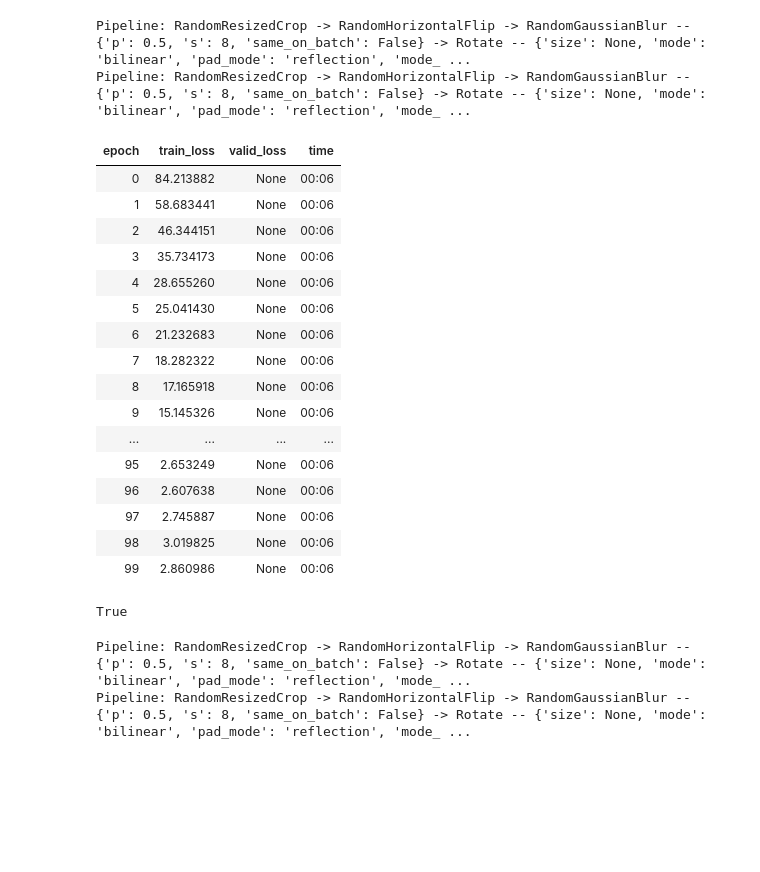
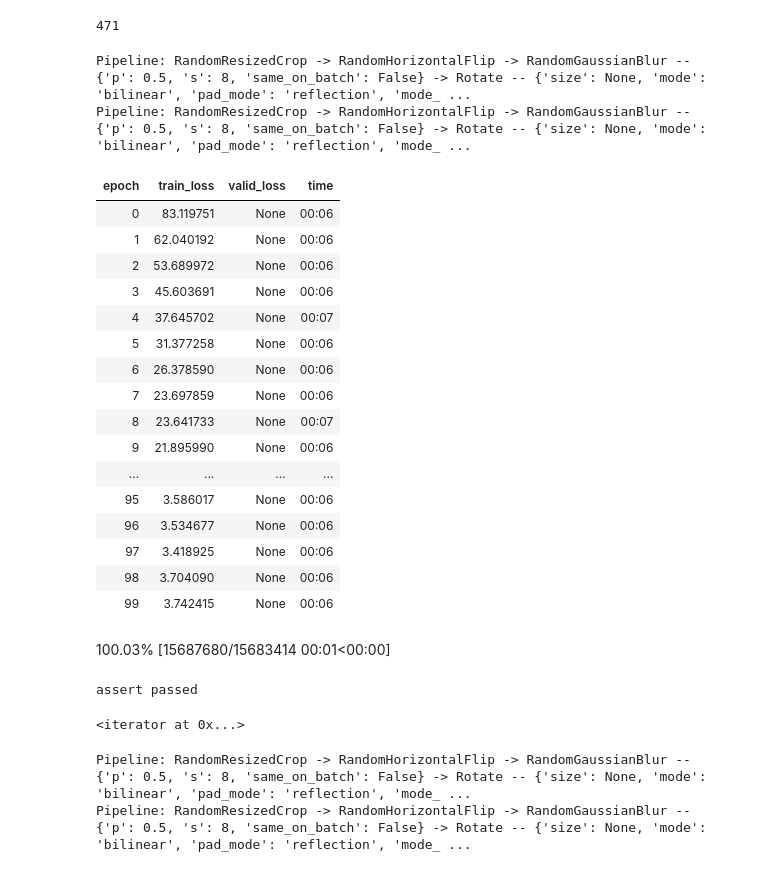
Before and after one commit to hamish-haggerty/AI-hacking, a Jupyter notebook: SSL/BT_MNIST_new2.ipynb, the cells around one changed output. Cells and saved outputs as stored; diff of their text form; code cells hidden in the pictures; blank space fills up the shorter version.

```diff
--- a/SSL/BT_MNIST_new2.ipynb
+++ b/SSL/BT_MNIST_new2.ipynb
@@ -194,6 +195,10 @@ def Exp_sample(scale=3.,loc=1.8):
 #         return 1
 #     else:
     return loc+E.sample().item()
+# %%
+np.random.randint(0,1000)
+# %% [output]
+471
 # %%
 def p_norm(x,p):
 
@@ -201,6 +206,11 @@ def p_norm(x,p):
     if p<1:
         x=x+eps
     return (1/p)*torch.abs(x).pow(p)
+# %%
+def update_seed(seed,epoch,index):
+
+    if index%4:
+        return epoch+seed
 # %%
 #export
 class BarlowTwins(Callback):
@@ -302,37 +340,43 @@ class BarlowTwins(Callback):
 # %%
 #Debugging cell - delete later (similar to cell below)
 ps=500
 hs=500
 fastai_encoder = create_encoder('xresnet18', n_in=1, pretrained=False)
 model = create_barlow_twins_model(fastai_encoder, hidden_size=hs,projection_size=ps)# projection_size=1024)
 #So aside from size, randomresizedcrop takes in two args: resize_scale and resize_ratio. So we want to put in
 #values for these which is tantamount to doing nothing
 #So if we choose resize_scale=(1,1) then the images look the same.
 #IMPORTANT: So this aug pipelines, insofar as I can tell at the moment, is tantamount to "do nothing"
 aug_pipelines = get_barlow_twins_aug_pipelines(size=28, rotate=True,flip_p=0,resize_scale=(0.7,1), jitter=False, bw=False,blur=True,blur_p=0.5,blur_s=8, stats=None, cuda=True)
-#learn = Learner(dls, model,ShortEpochCallback(0.001), cbs=[BarlowTwins(aug_pipelines, print_augs=True)])
+#learn = Learner(dls, model,ShortEpochCallback(0.001), cbs=[BarlowTwRMSProp(model.parameters(),lr=0.1, mom=0.9)ins(aug_pipelines, print_augs=True)])
+opt = torch.optim.RMSprop
+#partial(OptimWrapper, opt=opt)
 learn = Learner(dls, model, cbs=[BarlowTwins(aug_pipelines, print_augs=True)])
+#learn = Learner(dls, model,opt_func=opt_func, cbs=[BarlowTwins(aug_pipelines, print_augs=True)])
+
+
+
 learn.fit(100) #300
 # %% [output]
 Pipeline: RandomResizedCrop -> RandomHorizontalFlip -> RandomGaussianBlur -- {'p': 0.5, 's': 8, 'same_on_batch': False} -> Rotate -- {'size': None, 'mode': 'bilinear', 'pad_mode': 'reflection', 'mode_ ...
 Pipeline: RandomResizedCrop -> RandomHorizontalFlip -> RandomGaussianBlur -- {'p': 0.5, 's': 8, 'same_on_batch': False} -> Rotate -- {'size': None, 'mode': 'bilinear', 'pad_mode': 'reflection', 'mode_ ...
 | epoch | train_loss | valid_loss | time |
-| 0 | 84.213882 | None | 00:06 |
-| 1 | 58.683441 | None | 00:06 |
-| 2 | 46.344151 | None | 00:06 |
-| 3 | 35.734173 | None | 00:06 |
-| 4 | 28.655260 | None | 00:06 |
-| 5 | 25.041430 | None | 00:06 |
-| 6 | 21.232683 | None | 00:06 |
-| 7 | 18.282322 | None | 00:06 |
-| 8 | 17.165918 | None | 00:06 |
-| 9 | 15.145326 | None | 00:06 |
+| 0 | 83.119751 | None | 00:06 |
+| 1 | 62.040192 | None | 00:06 |
+| 2 | 53.689972 | None | 00:06 |
+| 3 | 45.603691 | None | 00:06 |
+| 4 | 37.645702 | None | 00:07 |
+| 5 | 31.377258 | None | 00:06 |
+| 6 | 26.378590 | None | 00:06 |
+| 7 | 23.697859 | None | 00:06 |
+| 8 | 23.641733 | None | 00:07 |
+| 9 | 21.895990 | None | 00:06 |
 | ... | ... | ... | ... |
-| 95 | 2.653249 | None | 00:06 |
-| 96 | 2.607638 | None | 00:06 |
-| 97 | 2.745887 | None | 00:06 |
-| 98 | 3.019825 | None | 00:06 |
-| 99 | 2.860986 | None | 00:06 |
+| 95 | 3.586017 | None | 00:06 |
+| 96 | 3.534677 | None | 00:06 |
+| 97 | 3.418925 | None | 00:06 |
+| 98 | 3.704090 | None | 00:06 |
+| 99 | 3.742415 | None | 00:06 |
 # %%
 def seed_everything(seed=42):
     """"
@@ -370,6 +414,7 @@ def tune_set(items0,tune_s=1000):
 
     return dls_tune
 # %%
+#TODO: Do this in a slicker way. Write more tests
 #Get the dataloader and set batch size
 ts=16384 #training set size - most everything
 bs=512
@@ -379,12 +424,21 @@ path = untar_data(URLs.MNIST)
 items = get_image_files(path/'training') #i.e. NOT testing!!!
 items.sort()
 
-seed_everything(seed=42)
-# import random
-# random.seed(20)
+seed=42
+seed_everything(seed=seed)
+labeller = using_attr(RegexLabeller(pat = r'(\d+).png$'), 'name')
+
 items=items.shuffle()
+items1 = items[0:ts] #train on these guys
 
-items1 = items[0:ts] #train on these guys
+l=labeller(items1[0])
+if seed is 42:
+    print('assert passed')
+    assert labeller(items1[0]) == '19825' #check that random seed is working
+
+else:
+    input('Careful! New random seed ~= 42. Is that ok?')
+
 split = RandomSplitter(valid_pct=0.0) #randomly split training set into training and validation
 #tds = Datasets(items,splits=split(items)) #Do we want this?
 tds = Datasets(items1, [PILImageBW.create, [parent_label, Categorize()]], splits=split(items1)) #Or do we want this?
@@ -417,10 +471,13 @@ dls_test = tds_test.dataloaders(bs=test_bs, after_item=[ToTensor(), IntToFloatTe
 #Check that test_bs divides length of test set
 tem=len(dls_test.train_ds)/test_bs
 assert tem-math.floor(tem) == 0
+# %% [output]
+100.03% [15687680/15683414 00:01<00:00]
+assert passed
-# %%
-0.0 == 0
-# %% [output]
-True
+# %%
+test_bs=578
+# %% [output]
+<iterator at 0x...>
 # %%
 #A "reasonable" composite augmentation: initially copy pasted BT. We run this cell a few times to check it makes sense
 #Also define encoder and model
```
Also changed, not shown: parts of 13 cells of this notebook.
